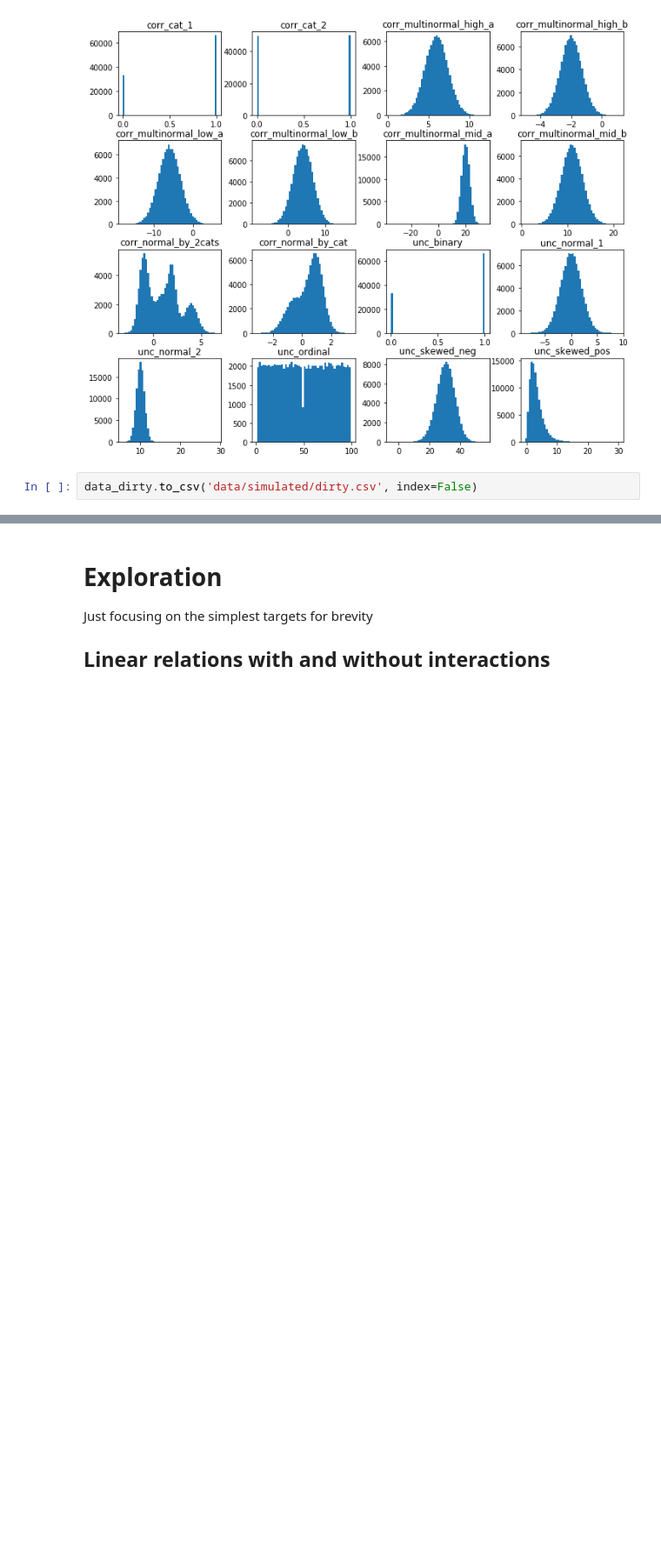
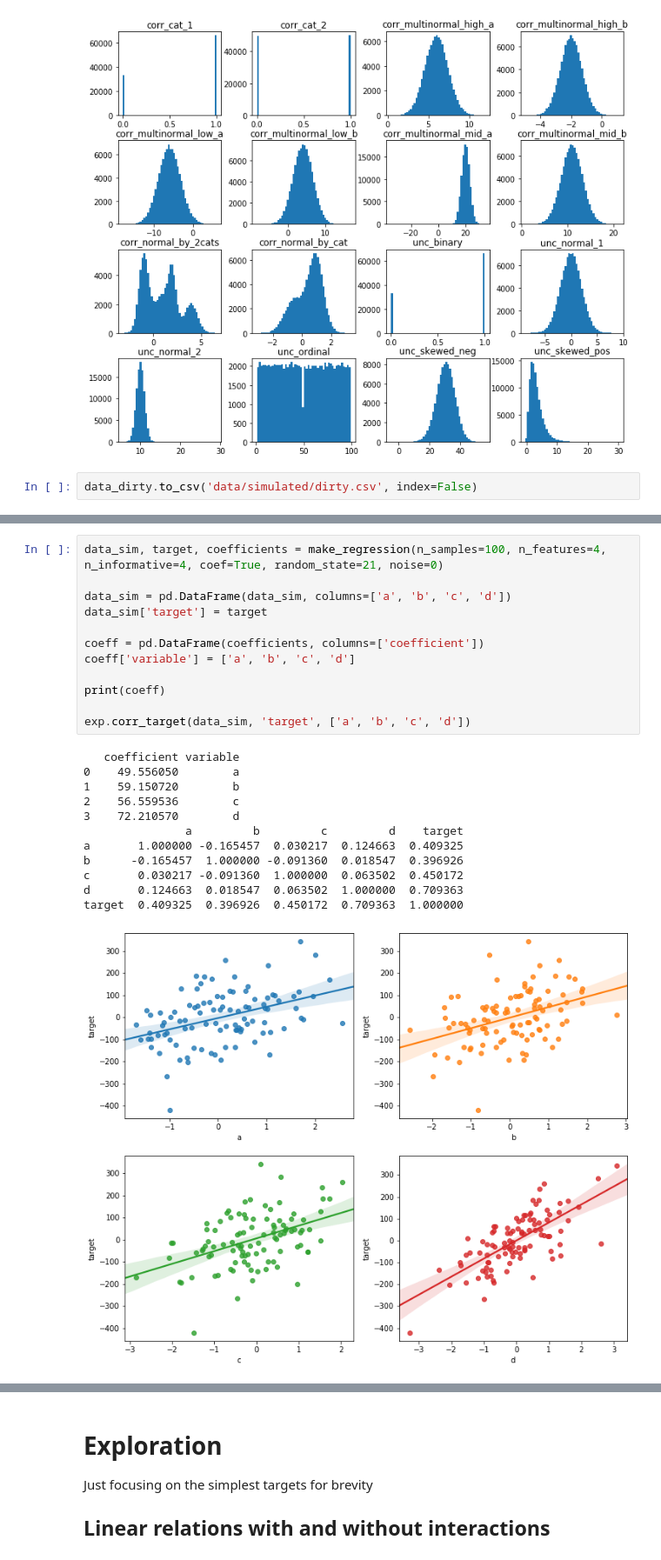
Before and after one commit to lucabasa/ML-algorithms-and-experiments, a Jupyter notebook: 01_data_generation.ipynb, the cells around one changed output, grey strips where cells are left out. Shown at 87% size. Saved outputs shown, nothing was run; the diff lists cells and outputs as text; blank space fills up the shorter version.

Commit message:
sklearn make_regression implemented

```diff
--- a/01_data_generation.ipynb
+++ b/01_data_generation.ipynb
@@ -383,0 +390,25 @@ data_dirty.to_csv('data/simulated/dirty.csv', index=False)
+# %%
+data_sim, target, coefficients = make_regression(n_samples=100, n_features=4, n_informative=4, coef=True, random_state=21, noise=0)
+
+data_sim = pd.DataFrame(data_sim, columns=['a', 'b', 'c', 'd'])
+data_sim['target'] = target
+
+coeff = pd.DataFrame(coefficients, columns=['coefficient'])
+coeff['variable'] = ['a', 'b', 'c', 'd']
+
+print(coeff)
+
+exp.corr_target(data_sim, 'target', ['a', 'b', 'c', 'd'])
+# %% [output]
+   coefficient variable
+0    49.556050        a
+1    59.150720        b
+2    56.559536        c
+3    72.210570        d
+               a         b         c         d    target
+a       1.000000 -0.165457  0.030217  0.124663  0.409325
+b      -0.165457  1.000000 -0.091360  0.018547  0.396926
+c       0.030217 -0.091360  1.000000  0.063502  0.450172
+d       0.124663  0.018547  0.063502  1.000000  0.709363
+target  0.409325  0.396926  0.450172  0.709363  1.000000
+[figure, added]
```
Also changed, not shown: parts of 19 cells of this notebook, 1 other file.
